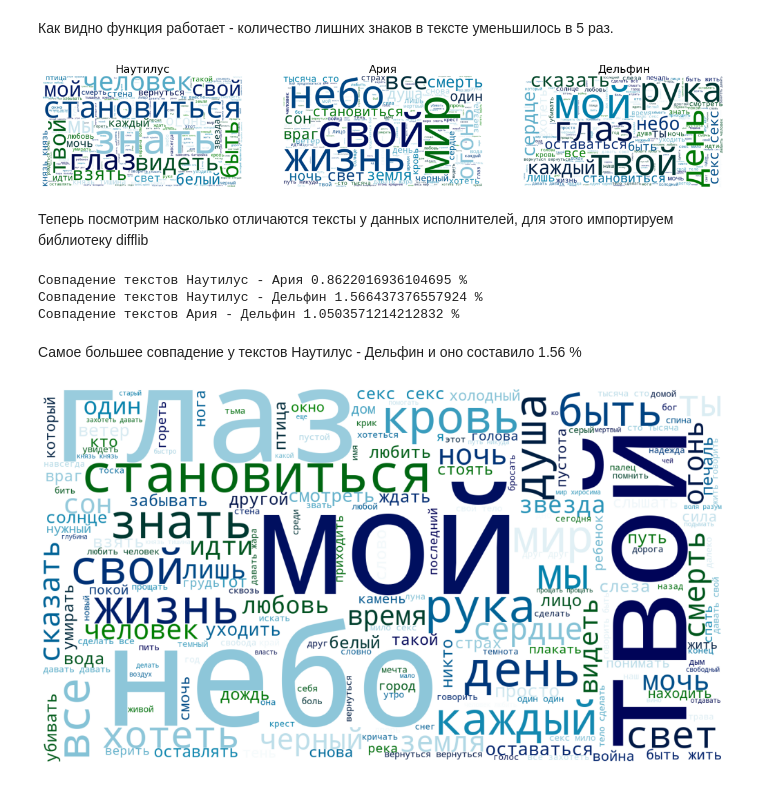
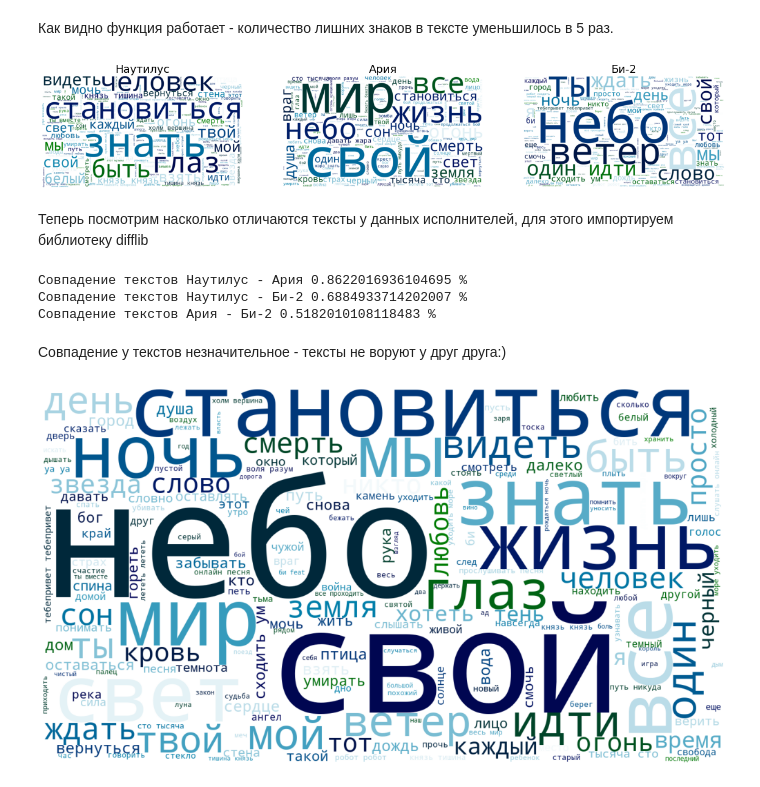
Before and after one commit to IV-1984/Data_analytics_projects, a Jupyter notebook: 5. lyrics analysis/lyrics_analysis_final.ipynb, the cells around one changed output. Drawn from its saved outputs; the diff is of its cells as text; code cells hidden in the pictures.

```diff
--- a/5. lyrics analysis/lyrics_analysis_final.ipynb
+++ b/5. lyrics analysis/lyrics_analysis_final.ipynb
@@ -36,6 +47,8 @@ def parser(url):
         url = 'https://txt-pesen.ru/' + str(page)
         response = requests.get(url, params='')
         soup = bs(response.content, 'html.parser')
+        if (soup.find('div',itemprop="articleBody")) == None: # пропуск пустых страниц
+            continue
         song = soup.find('div',itemprop="articleBody").get_text()
         song = song[:-70]
         text = text + song
@@ -46,13 +59,13 @@ def parser(url):
 
 url_1 = 'https://txt-pesen.ru/russkij-rok/nautiluspompilius.html'
 url_2 = 'https://txt-pesen.ru/russkij-rok/arija.html'
-url_3 = 'https://txt-pesen.ru/russkij-rok/delfin.html'
+url_3 = 'https://txt-pesen.ru/russkij-rok/bi2.html'
 
 # url = input('Скопируйте и вставьте адрес с главной страницы исполнителя') # вариант для самостоятельного выбора пользователем
 
 nautilus = parser(url_1)
 aria = parser(url_2)
-delfin = parser(url_3)
+bdva = parser(url_3)
 # %%
 len(aria) # проверим  длину загруженной строки
 # %% [output]
@@ -90,7 +103,7 @@ def text_processing(text, stopwords, punct):
 # %%
 nautilus_lemm_text = text_processing(nautilus, stopwords_list, punctuations)
 aria_lemm_text = text_processing(aria, stopwords_list, punctuations)
-delfin_lemm_text = text_processing(delfin, stopwords_list, punctuations)
+bdva_lemm_text = text_processing(bdva, stopwords_list, punctuations)
 # %% [markdown]
 Проверим результат работы функции сравним длину текста до и после обработки
 # %%
@@ -105,8 +118,8 @@ len(nautilus_lemm_text)
 Как видно  функция работает - количество лишних знаков в тексте уменьшилось в 5 раз.
 # %%
 # посторим облаков из слов по текстам каждого исполнителя:
-texts_list = [nautilus_lemm_text, aria_lemm_text, delfin_lemm_text]
-all_singers = ['Наутилус','Ария', 'Дельфин']
+texts_list = [nautilus_lemm_text, aria_lemm_text, bdva_lemm_text]
+all_singers = ['Наутилус','Ария', 'Би-2']
 i = 1
 for name, text in zip(all_singers, texts_list):
     plt.rcParams['figure.figsize'] = (20,15)
@@ -120,14 +133,14 @@ for name, text in zip(all_singers, texts_list):
     plt.tick_params(labelsize=10)
     i += 1
 # %% [output]
-[figure, old version]
+[figure, new version]
 # %% [markdown]
 Теперь посмотрим насколько отличаются тексты у данных исполнителей, для этого импортируем библиотеку difflib
 # %%
 import difflib
 
-texts_list = [nautilus_lemm_text, aria_lemm_text, delfin_lemm_text]
-all_singers = ['Наутилус','Ария', 'Дельфин']
+texts_list = [nautilus_lemm_text, aria_lemm_text, bdva_lemm_text]
+all_singers = ['Наутилус','Ария', 'Би-2']
 
 def similarity(text1, text2):
 
@@ -140,19 +153,19 @@ for i in range(0, len(texts_list)):
             print('Совпадение текстов', all_singers[i], '-',all_singers[j], (similarity(texts_list[i], texts_list[j]))*100, '%')
 # %% [output]
 Совпадение текстов Наутилус - Ария 0.8622016936104695 %
-Совпадение текстов Наутилус - Дельфин 1.566437376557924 %
-Совпадение текстов Ария - Дельфин 1.0503571214212832 %
+Совпадение текстов Наутилус - Би-2 0.6884933714202007 %
+Совпадение текстов Ария - Би-2 0.5182010108118483 %
-# %% [markdown]
-Самое большее совпадение у текстов Наутилус - Дельфин  и оно составило 1.56 %
+# %% [markdown]
+Совпадение у текстов незначительное - тексты не воруют у друг друга:)
 # %%
 # Объединим данные всех исполнителей для определения наиболее часто встречающихся слов
 # Построим облако слов из наиболее часто встречающихся слов у данных исполнителей:
 plt.rcParams['figure.figsize'] = (20,10)
-text_raw = " ".join(nautilus_lemm_text) + " ".join(aria_lemm_text) + " ".join(delfin_lemm_text)
+text_raw = " ".join(nautilus_lemm_text) + " ".join(aria_lemm_text) + " ".join(bdva_lemm_text)
 wordcloud = WordCloud(colormap='ocean', background_color='white',height =800,
                       width = 1450).generate(text_raw)
 plt.imshow(wordcloud)
 plt.axis("off")
 plt.show()
 # %% [output]
-[figure, old version]
+[figure, new version]
```
Also changed, not shown: parts of 31 cells of this notebook.
